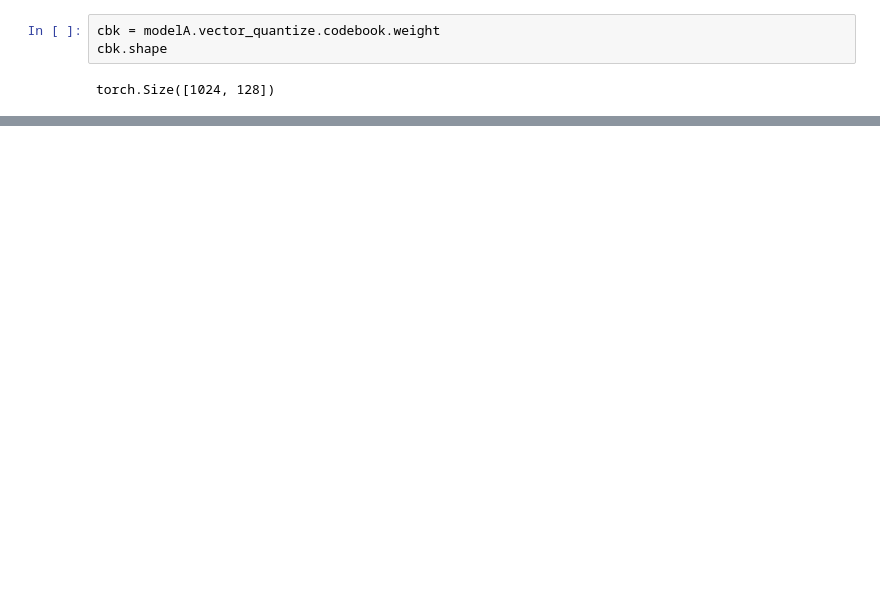
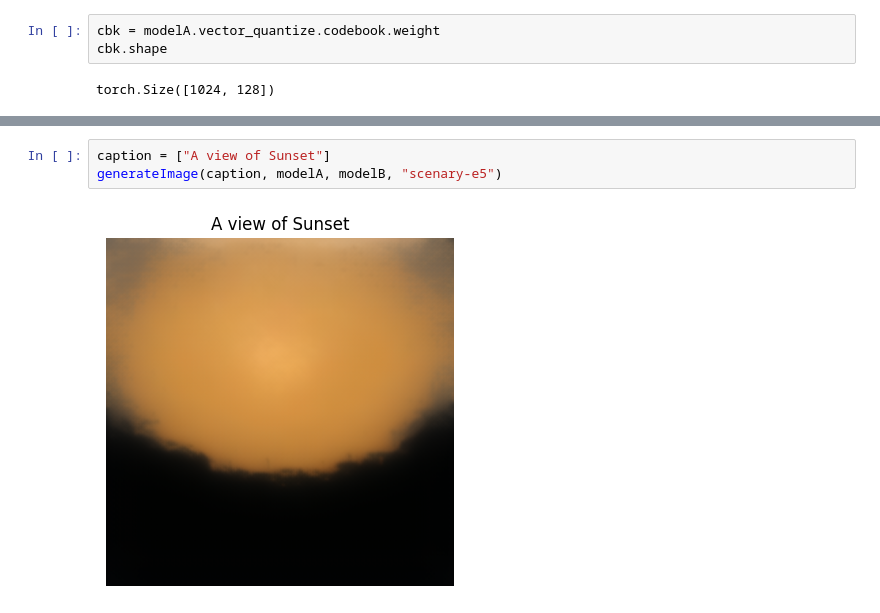
Before and after one commit to Ishushan02/Hybrid-Architecture-T2I, a Jupyter notebook: 10_ModelBTest.ipynb, the cells around one changed output, grey strips where cells are left out. Saved outputs shown, nothing was run; the diff lists cells and outputs as text; blank space fills up the shorter version.

```diff
--- a/10_ModelBTest.ipynb
+++ b/10_ModelBTest.ipynb
@@ -629,0 +630,5 @@ generateImage(caption, modelA, modelB, "home")
+# %%
+caption = ["A view of Sunset"]
+generateImage(caption, modelA, modelB, "scenary-e5")
+# %% [output]
+[figure, added]
```
Also changed, not shown: parts of 5 cells of this notebook, 3 other files.
